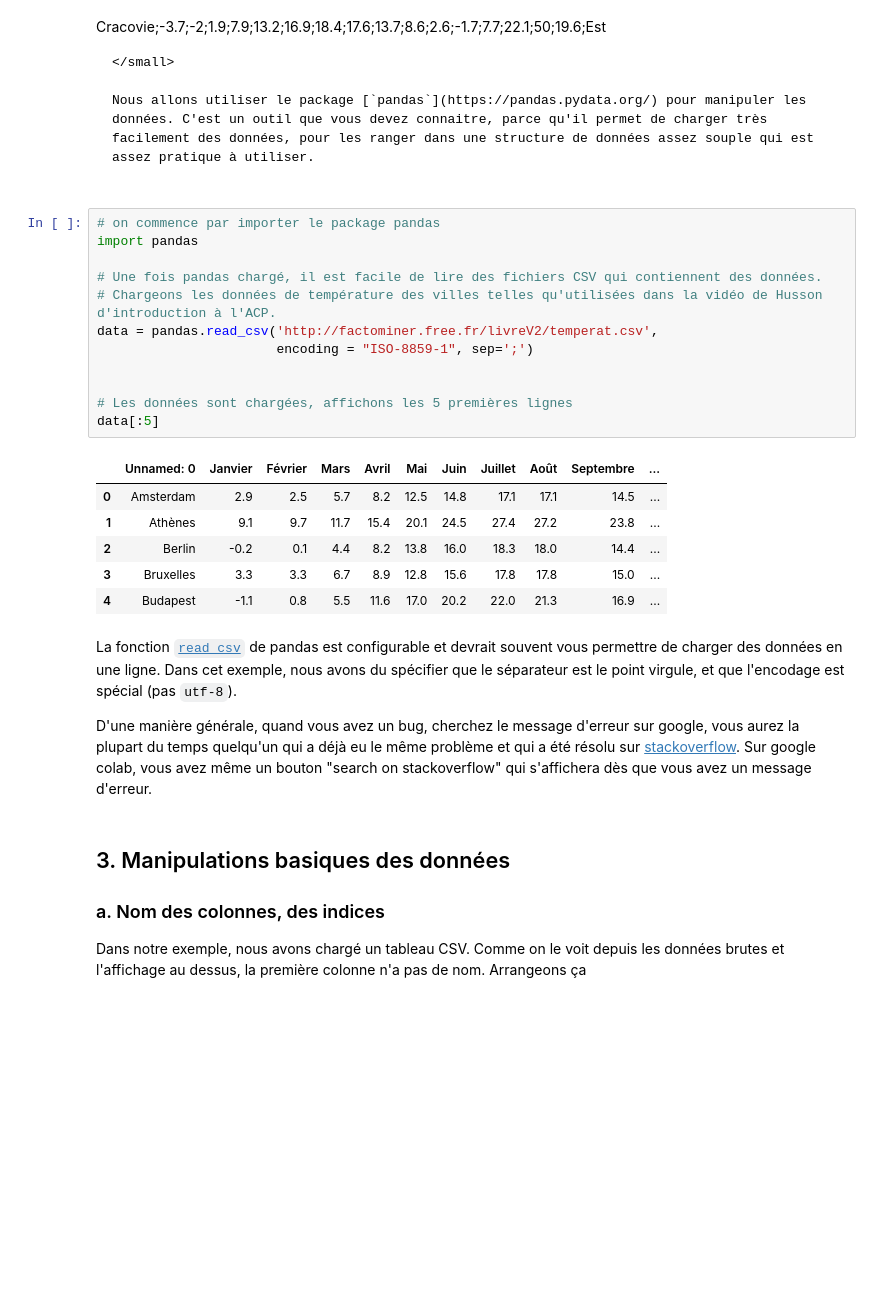
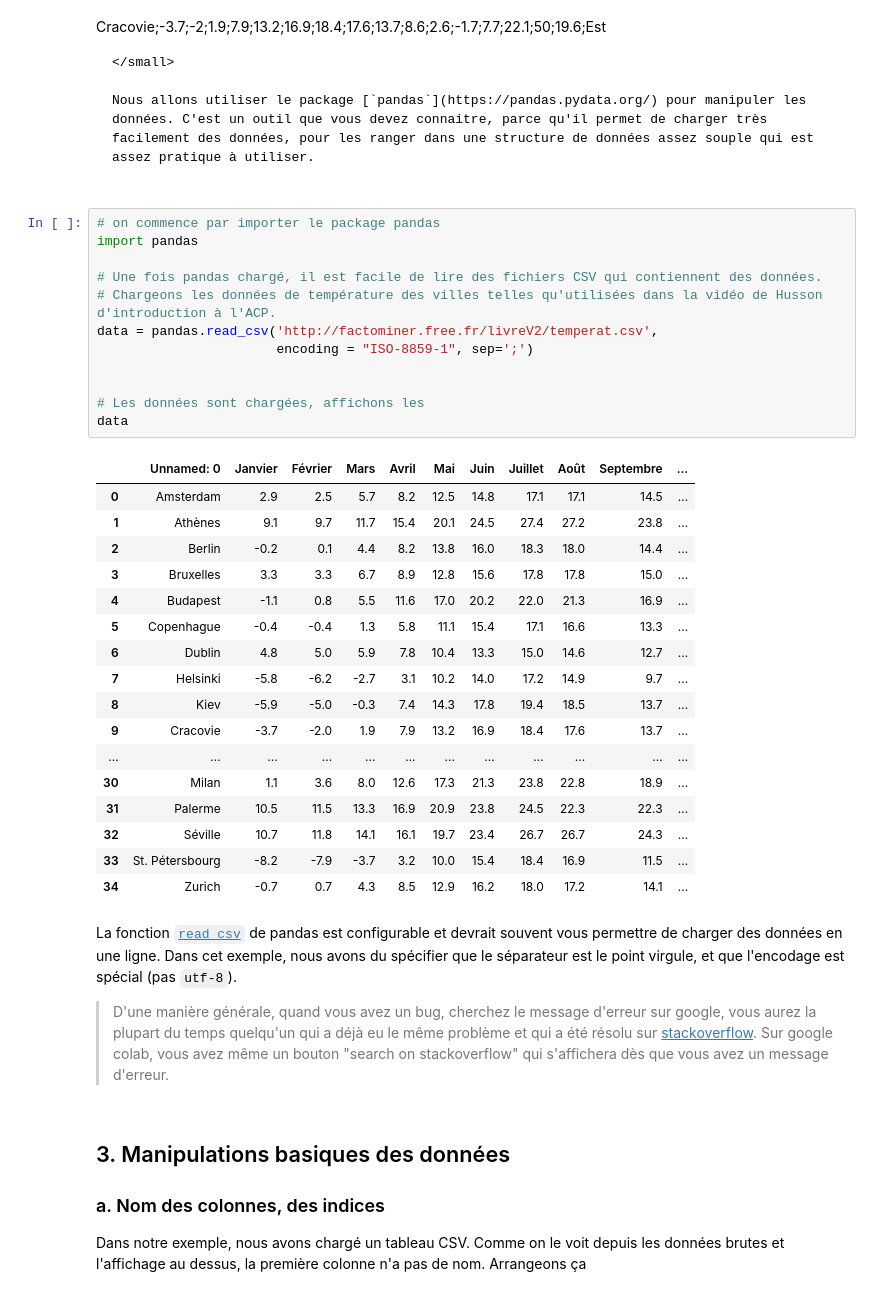
Before and after one commit to mordor-ai/multidim, a Jupyter notebook: colabs/1_Introduction_pandas.ipynb, the cells around one changed output. Cells and saved outputs as stored; diff of their text form; blank space fills up the shorter version.

```diff
--- a/colabs/1_Introduction_pandas.ipynb
+++ b/colabs/1_Introduction_pandas.ipynb
@@ -67,26 +67,37 @@ Nous allons utiliser le package [`pandas`](https://pandas.pydata.org/) pour mani
 # %%
 # on commence par importer le package pandas
 import pandas
 
 # Une fois pandas chargé, il est facile de lire des fichiers CSV qui contiennent des données.
 # Chargeons les données de température des villes telles qu'utilisées dans la vidéo de Husson d'introduction à l'ACP.
 data = pandas.read_csv('http://factominer.free.fr/livreV2/temperat.csv',
                        encoding = "ISO-8859-1", sep=';')
 
 
-# Les données sont chargées, affichons les 5 premières lignes
-data[:5]
+# Les données sont chargées, affichons les
+data
 # %% [output]
 |  | Unnamed: 0 | Janvier | Février | Mars | Avril | Mai | Juin | Juillet | Août | Septembre | ... |
 | 0 | Amsterdam | 2.9 | 2.5 | 5.7 | 8.2 | 12.5 | 14.8 | 17.1 | 17.1 | 14.5 | ... |
 | 1 | Athènes | 9.1 | 9.7 | 11.7 | 15.4 | 20.1 | 24.5 | 27.4 | 27.2 | 23.8 | ... |
 | 2 | Berlin | -0.2 | 0.1 | 4.4 | 8.2 | 13.8 | 16.0 | 18.3 | 18.0 | 14.4 | ... |
 | 3 | Bruxelles | 3.3 | 3.3 | 6.7 | 8.9 | 12.8 | 15.6 | 17.8 | 17.8 | 15.0 | ... |
 | 4 | Budapest | -1.1 | 0.8 | 5.5 | 11.6 | 17.0 | 20.2 | 22.0 | 21.3 | 16.9 | ... |
+| 5 | Copenhague | -0.4 | -0.4 | 1.3 | 5.8 | 11.1 | 15.4 | 17.1 | 16.6 | 13.3 | ... |
+| 6 | Dublin | 4.8 | 5.0 | 5.9 | 7.8 | 10.4 | 13.3 | 15.0 | 14.6 | 12.7 | ... |
+| 7 | Helsinki | -5.8 | -6.2 | -2.7 | 3.1 | 10.2 | 14.0 | 17.2 | 14.9 | 9.7 | ... |
+| 8 | Kiev | -5.9 | -5.0 | -0.3 | 7.4 | 14.3 | 17.8 | 19.4 | 18.5 | 13.7 | ... |
+| 9 | Cracovie | -3.7 | -2.0 | 1.9 | 7.9 | 13.2 | 16.9 | 18.4 | 17.6 | 13.7 | ... |
+| ... | ... | ... | ... | ... | ... | ... | ... | ... | ... | ... | ... |
+| 30 | Milan | 1.1 | 3.6 | 8.0 | 12.6 | 17.3 | 21.3 | 23.8 | 22.8 | 18.9 | ... |
+| 31 | Palerme | 10.5 | 11.5 | 13.3 | 16.9 | 20.9 | 23.8 | 24.5 | 22.3 | 22.3 | ... |
+| 32 | Séville | 10.7 | 11.8 | 14.1 | 16.1 | 19.7 | 23.4 | 26.7 | 26.7 | 24.3 | ... |
+| 33 | St. Pétersbourg | -8.2 | -7.9 | -3.7 | 3.2 | 10.0 | 15.4 | 18.4 | 16.9 | 11.5 | ... |
+| 34 | Zurich | -0.7 | 0.7 | 4.3 | 8.5 | 12.9 | 16.2 | 18.0 | 17.2 | 14.1 | ... |
 # %% [markdown]
 La fonction [`read_csv`](https://pandas.pydata.org/pandas-docs/stable/reference/api/pandas.read_csv.html) de pandas est configurable et devrait souvent vous permettre de charger des données en une ligne. Dans cet exemple, nous avons du spécifier que le séparateur est le point virgule, et que l'encodage est spécial (pas `utf-8`).
 
-D'une manière générale, quand vous avez un bug, cherchez le message d'erreur sur google, vous aurez la plupart du temps quelqu'un qui a déjà eu le même problème et qui a été résolu sur [stackoverflow](https://stackoverflow.com/). Sur google colab, vous avez même un bouton "search on stackoverflow" qui s'affichera dès que vous avez un message d'erreur.
+> D'une manière générale, quand vous avez un bug, cherchez le message d'erreur sur google, vous aurez la plupart du temps quelqu'un qui a déjà eu le même problème et qui a été résolu sur [stackoverflow](https://stackoverflow.com/). Sur google colab, vous avez même un bouton "search on stackoverflow" qui s'affichera dès que vous avez un message d'erreur.
 # %% [markdown]
 ## 3. Manipulations basiques des données
 
```
Also changed, not shown: parts of 15 cells of this notebook.
